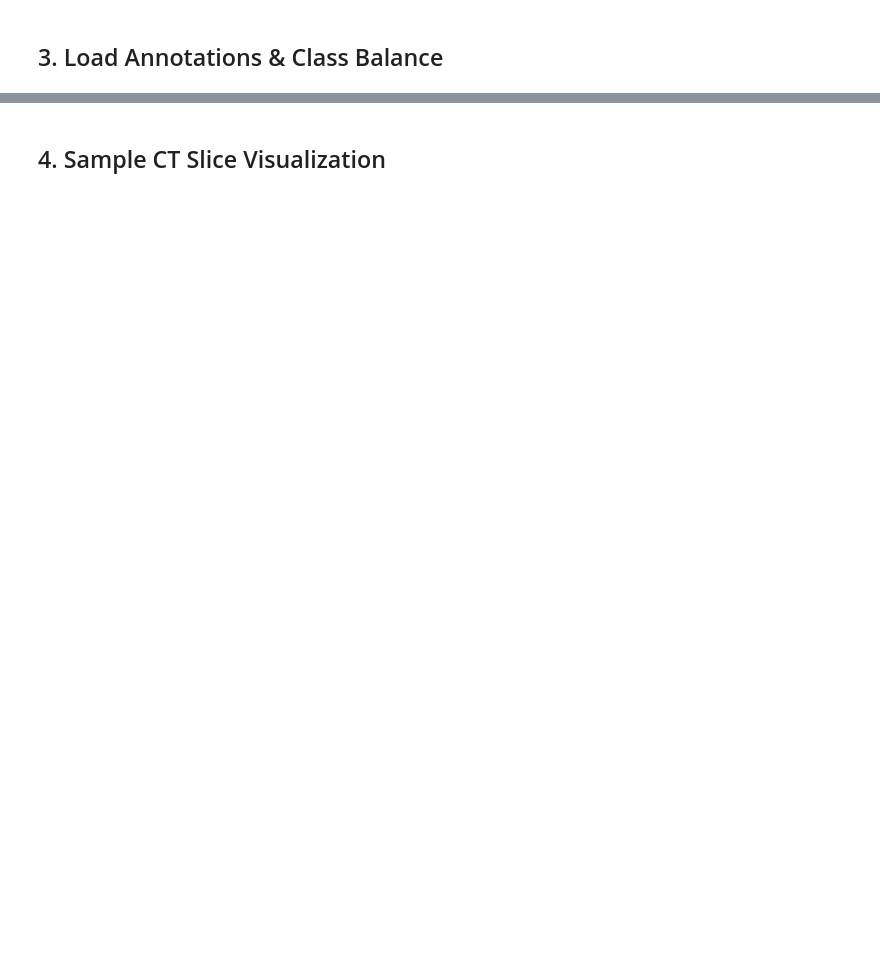
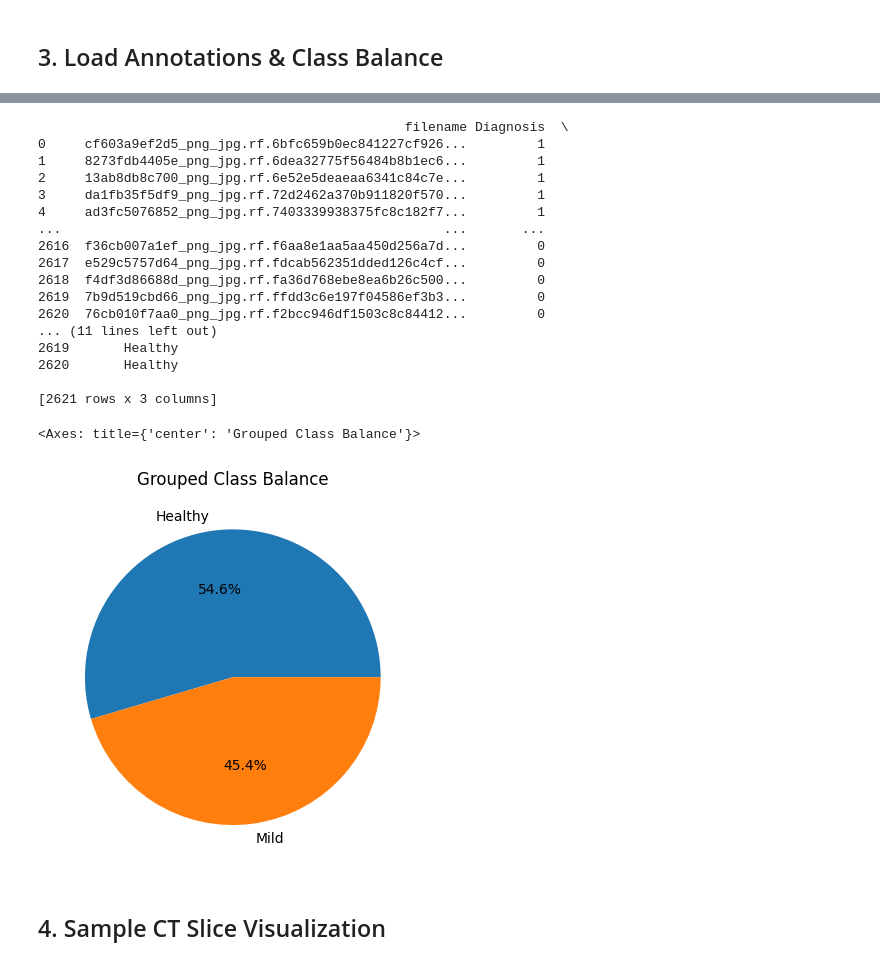
Before and after one commit to Shashin-Gupta/DSCollaborativeProject, a Jupyter notebook: notebooks/EDA_and_Training.ipynb, the cells around one changed output, grey strips where cells are left out. Saved outputs shown, nothing was run; the diff lists cells and outputs as text; code cells hidden in the pictures; blank space fills up the shorter version.

```diff
--- a/notebooks/EDA_and_Training.ipynb
+++ b/notebooks/EDA_and_Training.ipynb
@@ -32,22 +66,2 @@ Current directory: /Users/owenfeng/Documents/DSCollaborativeProject/notebooks
 # %% [markdown]
 ## 3. Load Annotations & Class Balance
-# %%
-# adjust path if you used a different name
-ann = pd.read_excel('../data/Patient_Diagnosis')
-ann = ann.rename(columns={
-    'Diagnosis at the Patient Level\n0=Unknown\n1=benign or non-malignant disease\n2= malignant, primary lung cancer\n3 = malignant metastatic\n': 'diagnosis',
-    'TCIA Patient ID': 'patientid'
-})
-print(ann.head())
-
-# class counts
-ann['grouped_label'] = ann['diagnosis'].replace({
-    0: 'No Nodule',
-    1: 'Nodule',
-    2: 'Nodule',
-    3: 'Nodule'
-})
-
-counts = ann['grouped_label'].value_counts()
-
-counts.plot.pie(autopct='%.1f%%', title='Grouped Class Balance', ylabel='')
@@ -74,2 +68,51 @@ counts.plot.pie(autopct='%.1f%%', title='Grouped Class Balance', ylabel='')
+# %%
+# class counts
+ann = ann.rename(columns={
+    " No_DR" : 0,
+    " Mild" : 1,
+    " Moderate" : 1,
+    " Proliferate_Dr" : 1,
+    " Severe" : 1
+})
+
+ann = pd.melt(ann, id_vars=['filename'],
+              value_vars=[1, 0],
+              var_name='Diagnosis', value_name="Value")
+
+ann = ann[ann["Value"] == 1].drop(columns="Value").reset_index(drop=True)
+
+ann['grouped_label'] = ann['Diagnosis'].replace({
+    0: 'Healthy',
+    1: 'Mild',
+    2: 'Moderate',
+    3: 'Proliferate',
+    4: 'Severe'
+})
+
+print(ann)
+
+counts = ann['grouped_label'].value_counts()
+
+counts.plot.pie(autopct='%.1f%%', title='Grouped Class Balance', ylabel='')
+# %% [output]
+                                               filename Diagnosis  \
+0     cf603a9ef2d5_png_jpg.rf.6bfc659b0ec841227cf926...         1
+1     8273fdb4405e_png_jpg.rf.6dea32775f56484b8b1ec6...         1
+2     13ab8db8c700_png_jpg.rf.6e52e5deaeaa6341c84c7e...         1
+3     da1fb35f5df9_png_jpg.rf.72d2462a370b911820f570...         1
+4     ad3fc5076852_png_jpg.rf.7403339938375fc8c182f7...         1
+...                                                 ...       ...
+2616  f36cb007a1ef_png_jpg.rf.f6aa8e1aa5aa450d256a7d...         0
+2617  e529c5757d64_png_jpg.rf.fdcab562351dded126c4cf...         0
+2618  f4df3d86688d_png_jpg.rf.fa36d768ebe8ea6b26c500...         0
+2619  7b9d519cbd66_png_jpg.rf.ffdd3c6e197f04586ef3b3...         0
+2620  76cb010f7aa0_png_jpg.rf.f2bcc946df1503c8c84412...         0
+... (11 lines left out)
+2619       Healthy
+2620       Healthy
+
+[2621 rows x 3 columns]
+<Axes: title={'center': 'Grouped Class Balance'}>
+[figure, added]
 # %% [markdown]
 ## 4. Sample CT Slice Visualization
```
Also changed, not shown: parts of 6 cells of this notebook, 7 other files.
